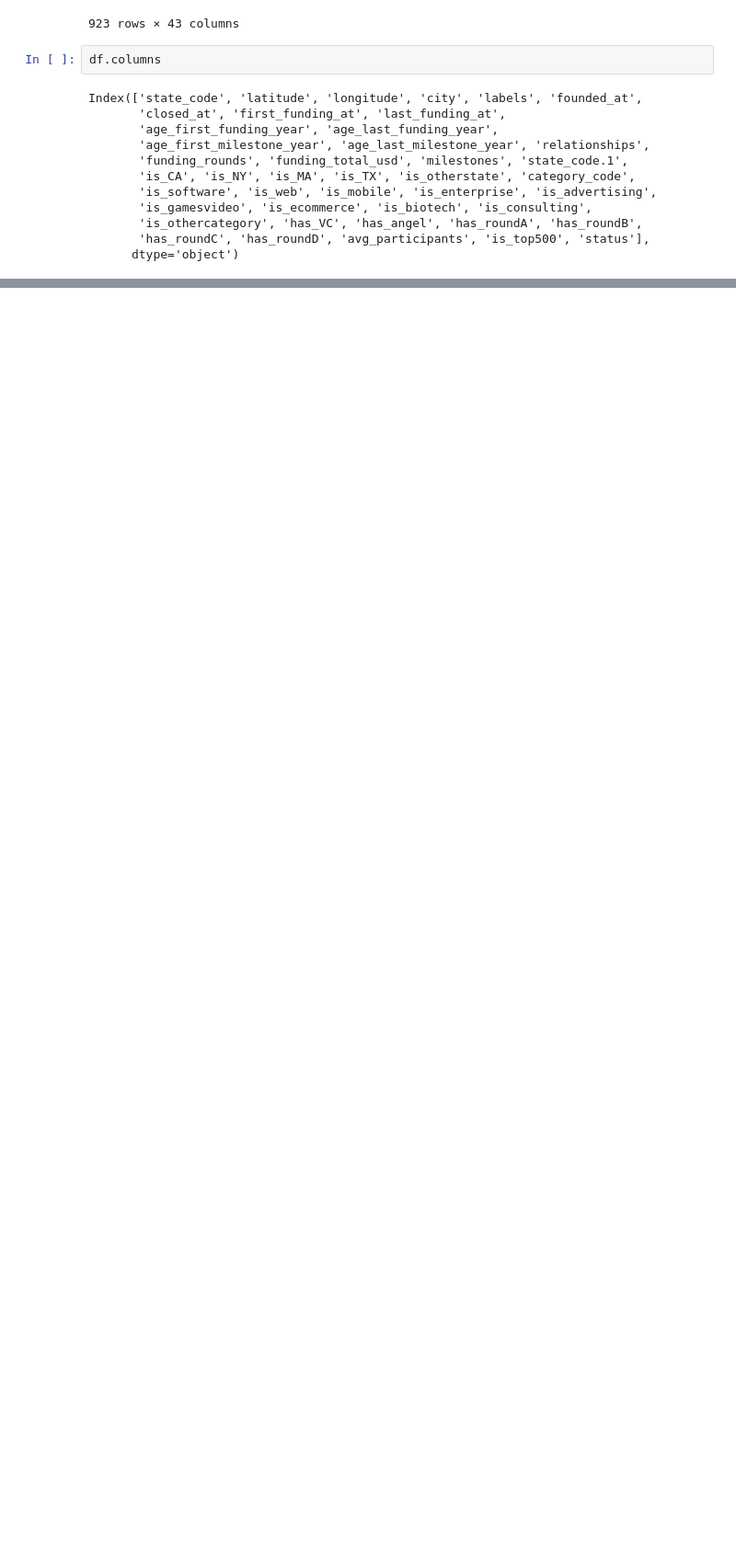
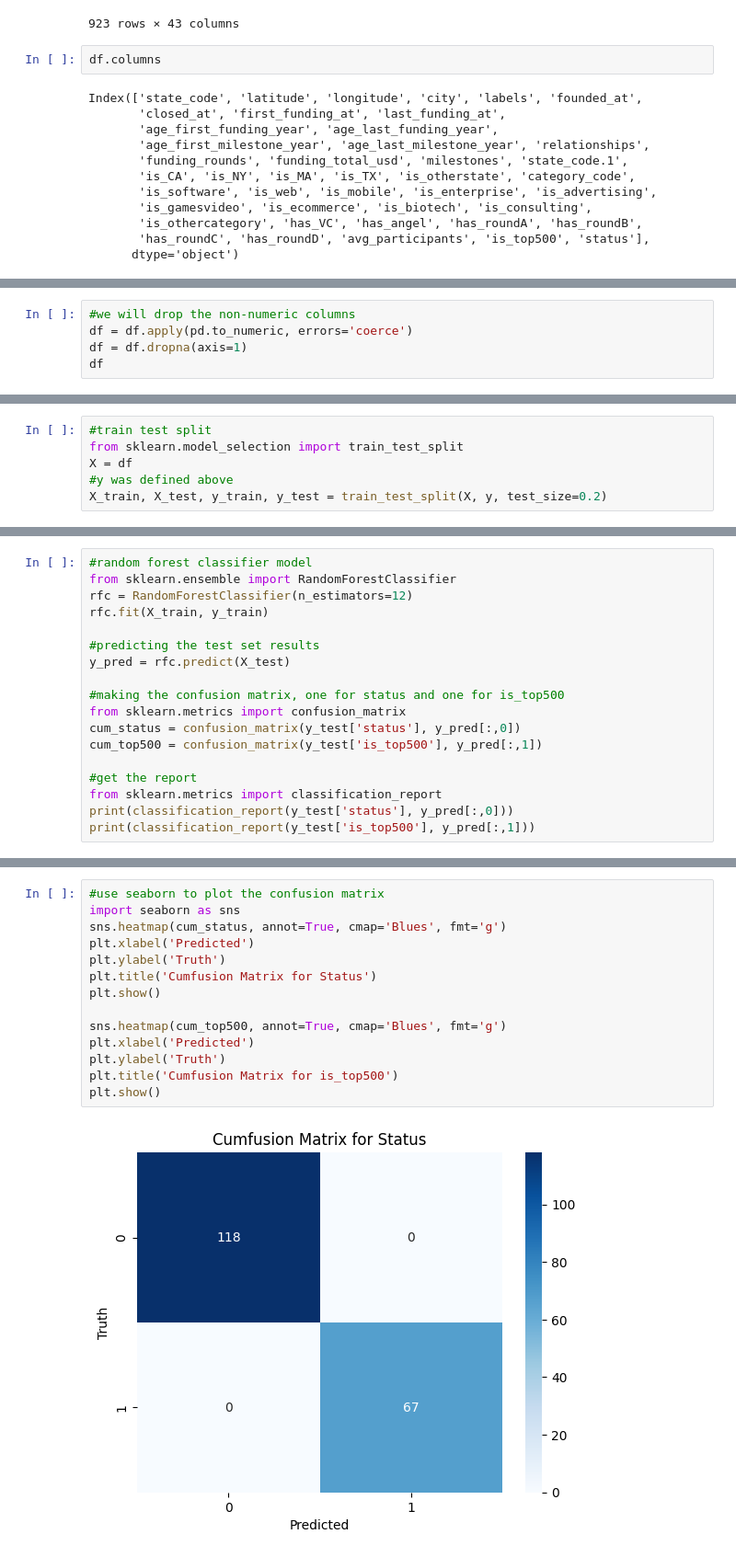
Before and after one commit to BoltStrike77/SparkHub, a Jupyter notebook: startupPredictor.ipynb, the cells around one changed output, grey strips where cells are left out. Shown: that part at 92% size. Drawn from its saved outputs; the diff is of its cells as text; blank space fills up the shorter version.

Commit message:
cumfusion matrix made
did the work, got the gains

```diff
--- a/startupPredictor.ipynb
+++ b/startupPredictor.ipynb
@@ -50,0 +92,5 @@ for column in df.columns:
+# %%
+#we will drop the non-numeric columns
+df = df.apply(pd.to_numeric, errors='coerce')
+df = df.dropna(axis=1)
+df
@@ -50,0 +111,6 @@ for column in df.columns:
+# %%
+#train test split
+from sklearn.model_selection import train_test_split
+X = df
+#y was defined above
+X_train, X_test, y_train, y_test = train_test_split(X, y, test_size=0.2)
@@ -50,0 +119,18 @@ for column in df.columns:
+# %%
+#random forest classifier model
+from sklearn.ensemble import RandomForestClassifier
+rfc = RandomForestClassifier(n_estimators=12)
+rfc.fit(X_train, y_train)
+
+#predicting the test set results
+y_pred = rfc.predict(X_test)
+
+#making the confusion matrix, one for status and one for is_top500
+from sklearn.metrics import confusion_matrix
+cum_status = confusion_matrix(y_test['status'], y_pred[:,0])
+cum_top500 = confusion_matrix(y_test['is_top500'], y_pred[:,1])
+
+#get the report
+from sklearn.metrics import classification_report
+print(classification_report(y_test['status'], y_pred[:,0]))
+print(classification_report(y_test['is_top500'], y_pred[:,1]))
@@ -50,0 +155,16 @@ for column in df.columns:
+# %%
+#use seaborn to plot the confusion matrix
+import seaborn as sns
+sns.heatmap(cum_status, annot=True, cmap='Blues', fmt='g')
+plt.xlabel('Predicted')
+plt.ylabel('Truth')
+plt.title('Cumfusion Matrix for Status')
+plt.show()
+
+sns.heatmap(cum_top500, annot=True, cmap='Blues', fmt='g')
+plt.xlabel('Predicted')
+plt.ylabel('Truth')
+plt.title('Cumfusion Matrix for is_top500')
+plt.show()
+# %% [output]
+[figure, added]
```
Also changed, not shown: parts of 9 cells of this notebook.
